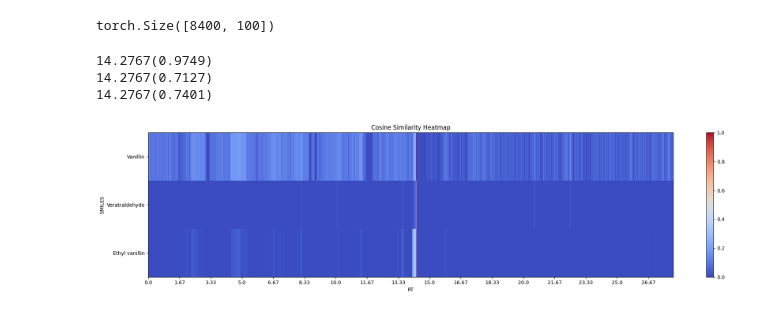
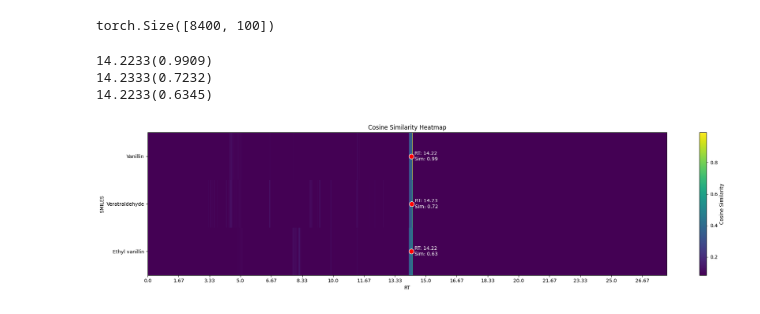
Before and after one commit to crxcsu/CSU-EI, a Jupyter notebook: analyzer/Interacting_with_CSUEI.ipynb, the cells around one changed output. Drawn from its saved outputs; the diff is of its cells as text; code cells hidden in the pictures.

```diff
--- a/analyzer/Interacting_with_CSUEI.ipynb
+++ b/analyzer/Interacting_with_CSUEI.ipynb
@@ -286,7 +291,7 @@ from utils.data_preprocessing import pre_processing_ms, pre_processing_smi, get_
 # %%
-with open("configs/config.json", 'r') as f:
+with open("/home/jialong/CSU-EI/configs/config_2026-01-25_215346.json", 'r') as f:
         config_json = json.loads(f.read())
-model_dict = torch.load("model_weight/CSU_EI_weight/trained_model_6+6_16epoc+1024+3e4_2025-01-09_204745.pth", map_location=config_json["device"])
+model_dict = torch.load("/home/jialong/CSU-EI/results/CSUEI_nist23_smil6_msl8_bs1024_DDP1_lr4.0e-04_smiesa1_msesa1_rm1_2026-01-25_215346/checkpoints/trained_model_2026-01-25_215346.pth")
 model = CSUEI(**config_json["model_config"])
 model.load_state_dict(model_dict)
 tokenizer = build_tokenizer(config_json['roberta_tokenizer_path'])
@@ -419,7 +424,7 @@ plt.show()
 # 4、Molecular localization in GC-MS files
 # %%
 from utils.NetCDF import netcdf_reader, get_mass_data_from_cdf, data_load
-from data_provider.dataset import pre_processing_ms, pre_processing_smi, process_ms_spectra_for_wcs, get_cos_distance
+from data_provider.dataset import pre_processing_ms, pre_processing_smi, process_ms_spectra_for_wcs
 import torch
 import matplotlib.pyplot as plt
 import numpy as np
@@ -427,7 +432,7 @@ import pandas as pd
 import json
 
 # 假设 CDF 文件的路径为 'data.cdf'
-filename = 'data/xianglansu/250106-奶粉-香兰素.CDF'
+filename = '/home/jialong/CSU-EI/data/External_Test_Set/xianglansu/250106-奶粉-香兰素.CDF'
 # filename = 'data/set1/1.0.CDF'
 # 读取 CDF 文件中的数据
 X, mz, rt = data_load(filename)
@@ -475,7 +480,7 @@ intensity:
  [  800.   399.]]
 # %%
 # load SMILES and EI-MS data from NIST23 dataset
-with open("data/xianglansu/smiles_ms.json", 'r') as f:
+with open("/home/jialong/CSU-EI/data/External_Test_Set/xianglansu/smiles_ms.json", 'r') as f:
 # with open("data/set1/smiles_ms.json", 'r') as f:
 
     nist_23data = json.loads(f.read())
@@ -575,6 +580,7 @@ smiles_ids = torch.cat(smiles_ids_list, dim=0).to(config_json["device"])
 smiles_mask = torch.cat(smiles_mask_list, dim=0).to(config_json["device"])
 
 with torch.no_grad():
+    model.to(config_json["device"])
     model.eval()
     set1_smiles_feature, set1_smiles_score = model.smiles_encoder([smiles_ids, smiles_mask])
 # %%
@@ -615,41 +621,51 @@ set1_smiles_feature /= torch.norm(set1_smiles_feature, dim=-1, keepdim=True)
 
 set1_ms_feature /= torch.norm(set1_ms_feature, dim=-1, keepdim=True)
 cross_modal_similarity = set1_smiles_feature.cpu().numpy() @ set1_ms_feature.cpu().numpy().T
 # nan to 0
 cross_modal_similarity[np.isnan(cross_modal_similarity)] = 0
 # 打印出每行的最大值，以及最大值所在的列索引，再拿到对应的 RT
 max_distance = cross_modal_similarity.max(axis=1)
-rt_list = rt[cross_modal_similarity.argmax(axis=1).tolist()]
+argmax_indices = cross_modal_similarity.argmax(axis=1)
+rt_list = rt[argmax_indices]
 
 result = np.concatenate([np.round(rt_list, 4).reshape(-1, 1), np.round(max_distance, 4).reshape(-1, 1)], axis=1)
 
 for i in range(len(result)):
     print(f"{result[i][0]:.4f}({result[i][1]:.4f})")
 
 name = ['Vanillin']
 name = ['Vanillin', 'Veratraldehyde', 'Ethyl vanillin']
 
 # 绘制热力图
-plt.figure(figsize=(20, 5))  # 调整图像大小
-plt.imshow(cross_modal_similarity, aspect='auto', cmap='coolwarm', interpolation='nearest', norm=Normalize(vmin=0, vmax=1))
-plt.colorbar()
+fig, ax = plt.subplots(figsize=(20, 5))  # 调整图像大小
+# 使用更敏感的颜色映射范围
+im = ax.imshow(cross_modal_similarity, aspect='auto', cmap='viridis', interpolation='nearest', norm=Normalize(vmin=np.percentile(cross_modal_similarity, 95), vmax=cross_modal_similarity.max()))
+plt.colorbar(im, label='Cosine Similarity')
 plt.title('Cosine Similarity Heatmap')
 plt.xlabel('RT')
 plt.ylabel('SMILES')
+
+# 在热力图上标记最大值点
+for i in range(len(name)):
+    max_rt_idx = argmax_indices[i]
+    max_sim = max_distance[i]
+    ax.scatter(max_rt_idx, i, color='red', s=100, edgecolors='white', zorder=5)
+    ax.text(max_rt_idx + 50, i, f'RT: {rt[max_rt_idx]:.2f}\nSim: {max_sim:.2f}', color='white', ha='left', va='center', fontsize=10)
+
 
 # 设置 x 轴的范围和刻度
 plt.xticks(ticks=np.arange(0, len(rt), step=500), labels=np.round(rt[np.arange(0, len(rt), step=500)], 2))
 plt.yticks(ticks=np.arange(0, len(smiles_list), step=1), labels=name)
 
 # 调整布局以确保完整显示
 plt.tight_layout()
 # plt.savefig("fig/location/set1_0.8/cross_modal_similarity_heatmap.png", bbox_inches='tight')
 plt.show()
 # %% [output]
-14.2767(0.9749)
-14.2767(0.7127)
-14.2767(0.7401)
+14.2233(0.9909)
+14.2333(0.7232)
+14.2233(0.6345)
-[figure, old version]
+[figure, new version]
 # %%
 # 画出smiles_list中的smiles的分子结构
 from rdkit import Chem
```
Also changed, not shown: parts of 7 cells of this notebook, 3 other files.
